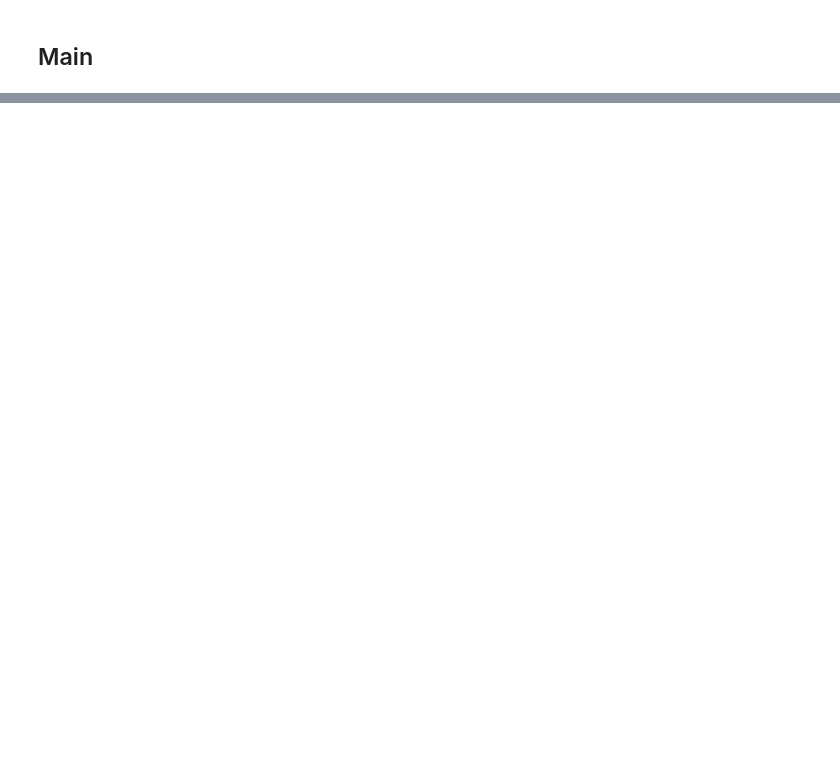
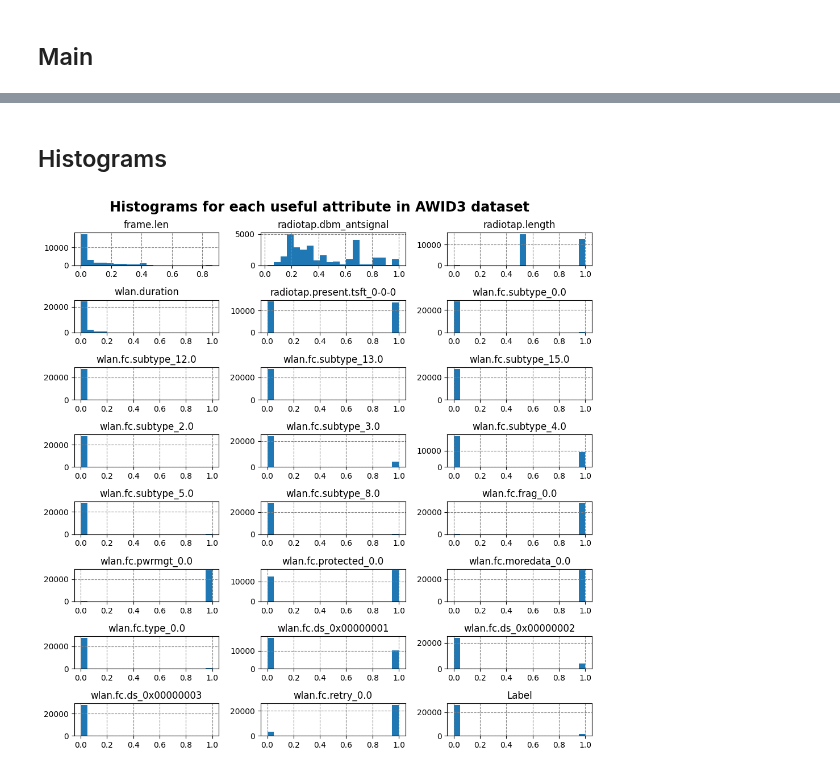
Before and after one commit to silvamleandro/EvilTwin_detection, a Jupyter notebook: src/02_data_analysis.ipynb, the cells around one changed output, grey strips where cells are left out. Cells and saved outputs as stored; diff of their text form; code cells hidden in the pictures; blank space fills up the shorter version.

```diff
--- a/src/02_data_analysis.ipynb
+++ b/src/02_data_analysis.ipynb
@@ -72,0 +223,16 @@ profile.to_file(f'{reports_path}report_test_data.html')
+# %%
+corr = np.concatenate((highly_corr, medium_corr, little_corr))
+fig, axs = plt.subplots(len(corr)//4,4, figsize=(10, 10))
+axs = axs.ravel()
+
+fig.suptitle("Scatter plots for relevant correlated attributes in AWID3 dataset", fontsize='xx-large', fontweight='bold')
+for i, line in enumerate(corr):
+    a = axs[i]
+    column_1 = list(awid_df[corr[i][0]])
+    column_2 = list(awid_df[corr[i][1]])
+    a.grid(True)
+    a.scatter(column_1, column_2, label=awid_df['Label'], c=awid_df['Label'])
+    #a.set_title(f'{corr[i][0]} x {corr[i][1]}')
+    a.set_xlabel(f'{corr[i][0]}')
+    a.set_ylabel(f'{corr[i][1]}')
+plt.tight_layout()
@@ -72,0 +242,16 @@ profile.to_file(f'{reports_path}report_test_data.html')
+# %% [markdown]
+## Histograms
+# %%
+fig, axs = plt.subplots(len(awid_df.columns)//3,3, figsize=(10, 10))
+axs = axs.ravel()
+
+fig.suptitle("Histograms for each useful attribute in AWID3 dataset", fontsize='xx-large', fontweight='bold')
+for i, a in enumerate(axs): # plotting each attribute's histogram
+  column_name = awid_df.columns[i]
+  a.set_title(column_name)
+  plt.rc('grid', linestyle="--", color='gray')
+  a.grid(True)
+  a.hist(awid_df[column_name], bins=20)
+plt.tight_layout()
+# %% [output]
+[figure, added]
```
Also changed, not shown: parts of 23 cells of this notebook, 2 other files.
